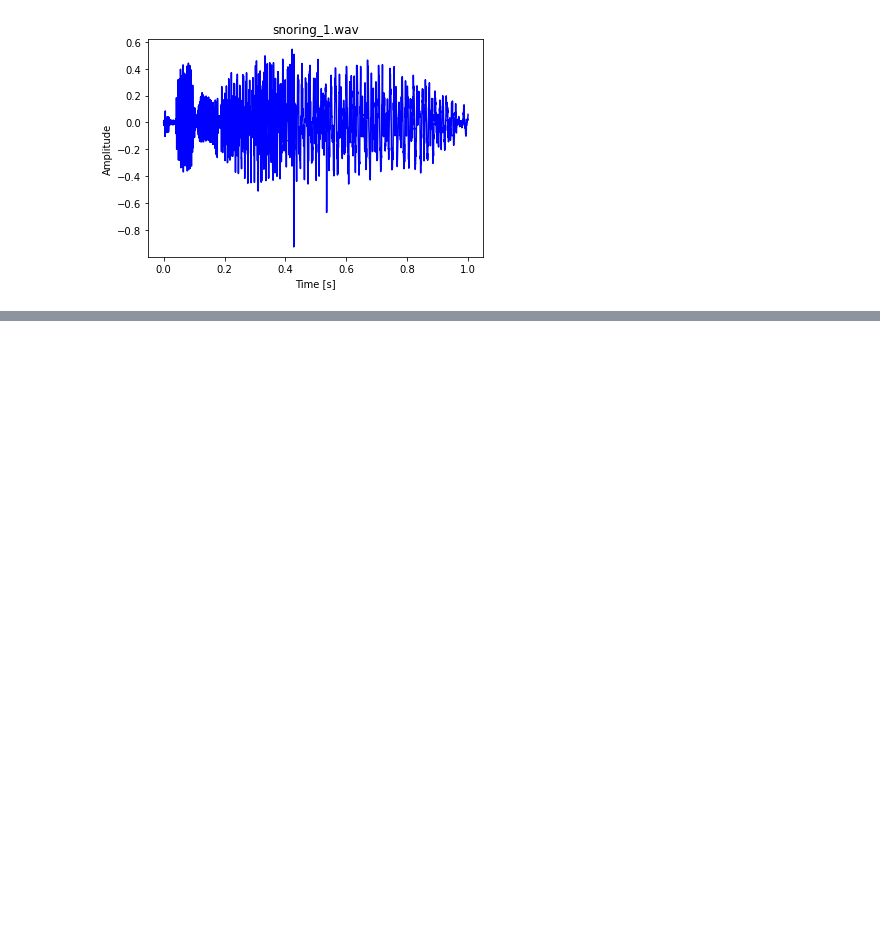
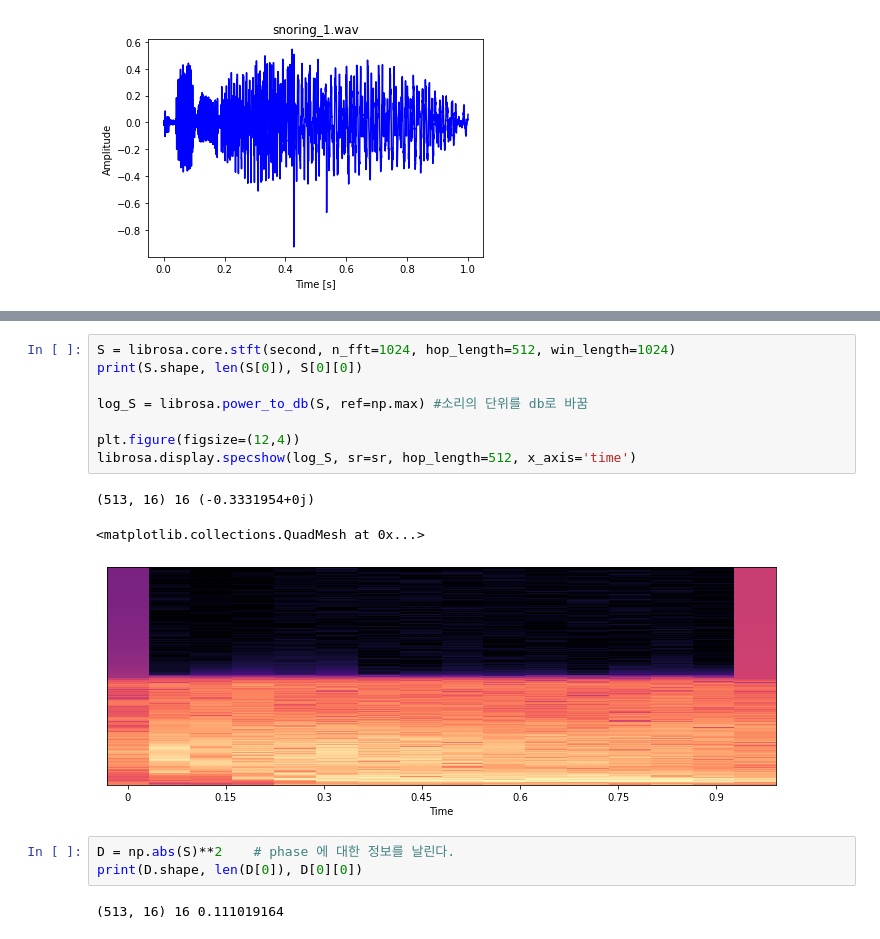
Before and after one commit to GWANGHYUNYU/Audio, a Jupyter notebook: DSP/dsp1.ipynb, the cells around one changed output, grey strips where cells are left out. Cells and saved outputs as stored; diff of their text form; blank space fills up the shorter version.

```diff
--- a/DSP/dsp1.ipynb
+++ b/DSP/dsp1.ipynb
@@ -95,0 +137,17 @@ plt.show()
+# %%
+S = librosa.core.stft(second, n_fft=1024, hop_length=512, win_length=1024)
+print(S.shape, len(S[0]), S[0][0])
+
+log_S = librosa.power_to_db(S, ref=np.max) #소리의 단위를 db로 바꿈
+
+plt.figure(figsize=(12,4))
+librosa.display.specshow(log_S, sr=sr, hop_length=512, x_axis='time')
+# %% [output]
+(513, 16) 16 (-0.3331954+0j)
+<matplotlib.collections.QuadMesh at 0x...>
+[figure, added]
+# %%
+D = np.abs(S)**2    # phase 에 대한 정보를 날린다.
+print(D.shape, len(D[0]), D[0][0])
+# %% [output]
+(513, 16) 16 0.111019164
```
Also changed, not shown: parts of 13 cells of this notebook, 1 other file.
